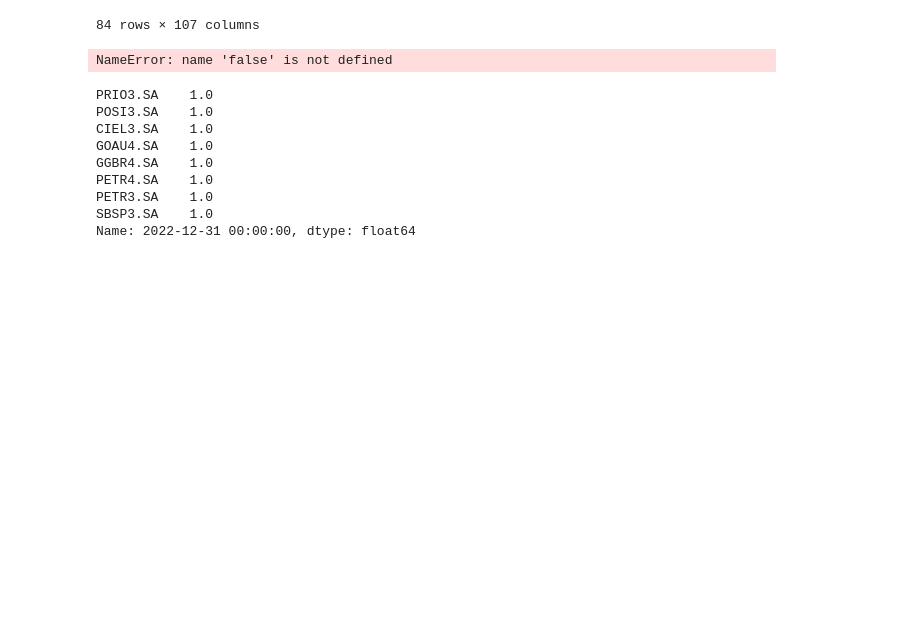
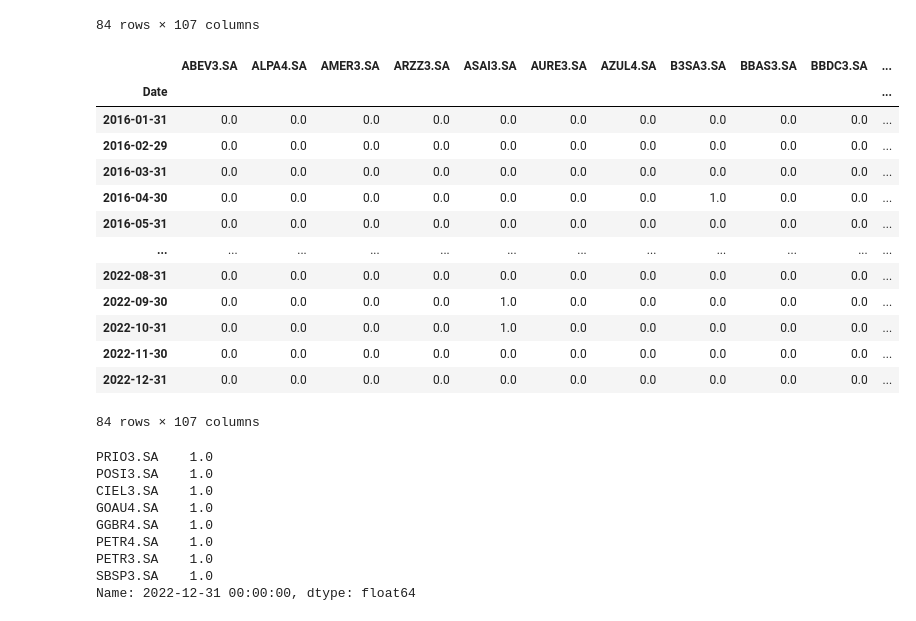
Before and after one commit to Csampaion/Factor-Investing-com-Python, a Jupyter notebook: Factor Investing no Ibovespa.ipynb, the cells around one changed output. Cells and saved outputs as stored; diff of their text form; code cells hidden in the pictures; blank space fills up the shorter version.

```diff
--- a/Factor Investing no Ibovespa.ipynb
+++ b/Factor Investing no Ibovespa.ipynb
@@ -227,13 +227,26 @@ carteiras
 # %%
 # Calcular o retorno mensal das empresas no período de backtest
 
 retorno_mensal = dados_cotacoes.resample("M").last().pct_change()
 retorno_mensal = retorno_mensal.drop(retorno_mensal.index[:8], axis = 0)
 carteiras.index = retorno_mensal.index
 
-carteiras.T.sort_values('2022-12-31', ascending = false)
+carteiras
 # %% [output]
+|  | ABEV3.SA | ALPA4.SA | AMER3.SA | ARZZ3.SA | ASAI3.SA | AURE3.SA | AZUL4.SA | B3SA3.SA | BBAS3.SA | BBDC3.SA | ... |
+| Date |  |  |  |  |  |  |  |  |  |  | ... |
+| 2016-01-31 | 0.0 | 0.0 | 0.0 | 0.0 | 0.0 | 0.0 | 0.0 | 0.0 | 0.0 | 0.0 | ... |
+| 2016-02-29 | 0.0 | 0.0 | 0.0 | 0.0 | 0.0 | 0.0 | 0.0 | 0.0 | 0.0 | 0.0 | ... |
+| 2016-03-31 | 0.0 | 0.0 | 0.0 | 0.0 | 0.0 | 0.0 | 0.0 | 0.0 | 0.0 | 0.0 | ... |
+| 2016-04-30 | 0.0 | 0.0 | 0.0 | 0.0 | 0.0 | 0.0 | 0.0 | 1.0 | 0.0 | 0.0 | ... |
+| 2016-05-31 | 0.0 | 0.0 | 0.0 | 0.0 | 0.0 | 0.0 | 0.0 | 0.0 | 0.0 | 0.0 | ... |
+| ... | ... | ... | ... | ... | ... | ... | ... | ... | ... | ... | ... |
+| 2022-08-31 | 0.0 | 0.0 | 0.0 | 0.0 | 0.0 | 0.0 | 0.0 | 0.0 | 0.0 | 0.0 | ... |
+| 2022-09-30 | 0.0 | 0.0 | 0.0 | 0.0 | 1.0 | 0.0 | 0.0 | 0.0 | 0.0 | 0.0 | ... |
+| 2022-10-31 | 0.0 | 0.0 | 0.0 | 0.0 | 1.0 | 0.0 | 0.0 | 0.0 | 0.0 | 0.0 | ... |
+| 2022-11-30 | 0.0 | 0.0 | 0.0 | 0.0 | 0.0 | 0.0 | 0.0 | 0.0 | 0.0 | 0.0 | ... |
+| 2022-12-31 | 0.0 | 0.0 | 0.0 | 0.0 | 0.0 | 0.0 | 0.0 | 0.0 | 0.0 | 0.0 | ... |
-NameError: name 'false' is not defined
+84 rows × 107 columns
 # %%
 carteira_invest = (carteiras.T.sort_values('2022-12-31', ascending = False).head(8))['2022-12-31']
 
```
